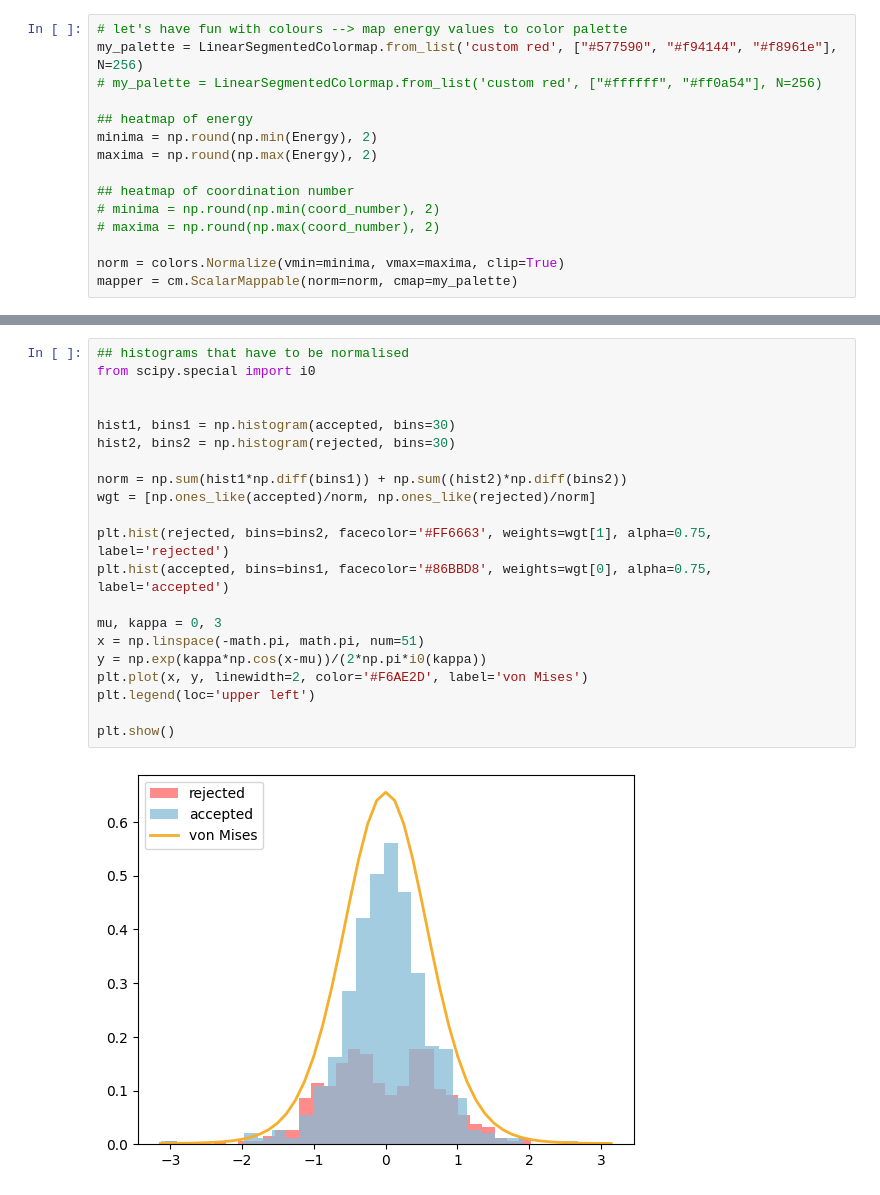
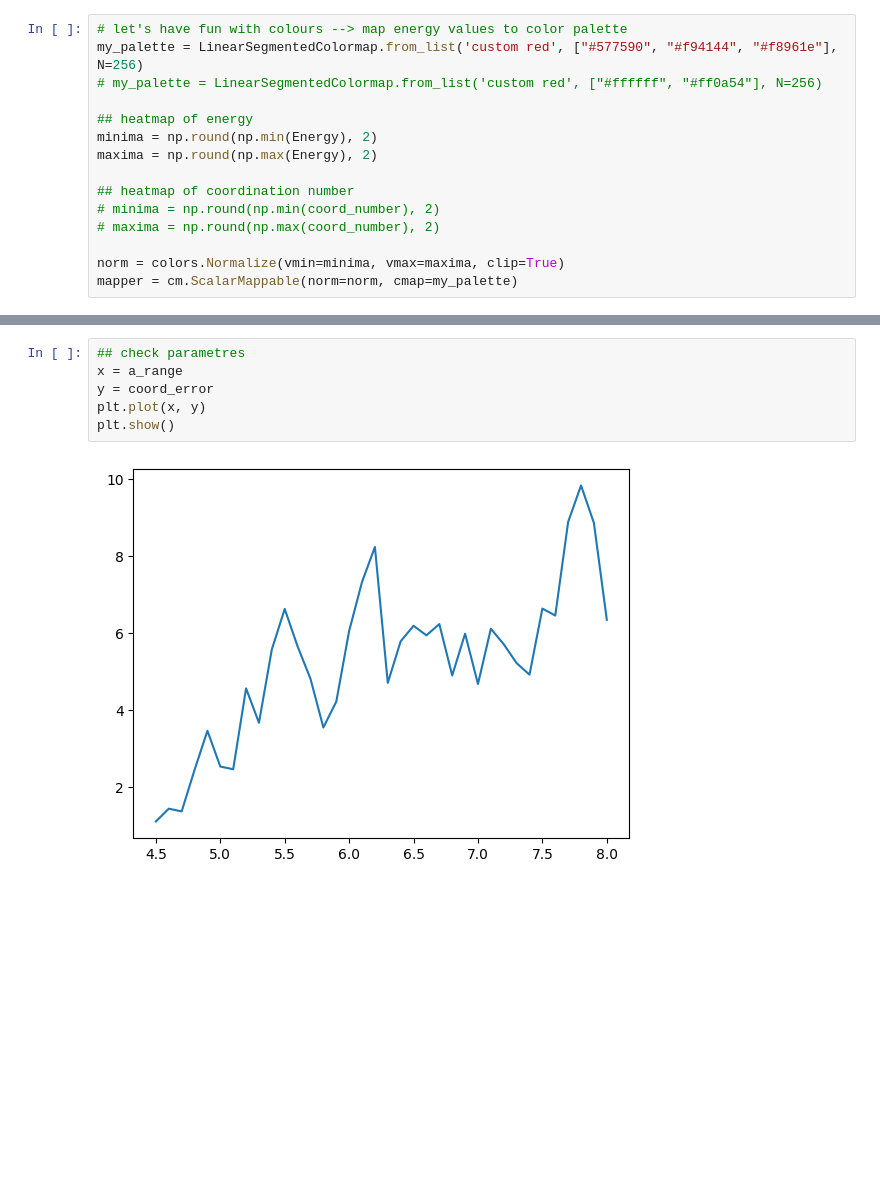
Before and after one commit to tinaaah/magistrska, a Jupyter notebook: code/test_jl.ipynb, the cells around one changed output, grey strips where cells are left out. Drawn from its saved outputs; the diff is of its cells as text; blank space fills up the shorter version.

```diff
--- a/code/test_jl.ipynb
+++ b/code/test_jl.ipynb
@@ -91,23 +109,8 @@ plt.show()
-# %%
-## histograms that have to be normalised
-from scipy.special import i0
-
-
-hist1, bins1 = np.histogram(accepted, bins=30)
-hist2, bins2 = np.histogram(rejected, bins=30)
-
-norm = np.sum(hist1*np.diff(bins1)) + np.sum((hist2)*np.diff(bins2))
-wgt = [np.ones_like(accepted)/norm, np.ones_like(rejected)/norm]
-
-plt.hist(rejected, bins=bins2, facecolor='#FF6663', weights=wgt[1], alpha=0.75, label='rejected')
-plt.hist(accepted, bins=bins1, facecolor='#86BBD8', weights=wgt[0], alpha=0.75, label='accepted')
-
-mu, kappa = 0, 3
-x = np.linspace(-math.pi, math.pi, num=51)
-y = np.exp(kappa*np.cos(x-mu))/(2*np.pi*i0(kappa))
-plt.plot(x, y, linewidth=2, color='#F6AE2D', label='von Mises')
-plt.legend(loc='upper left')
-
-plt.show()
-# %% [output]
-[figure, removed]
+# %%
+## check parametres
+x = a_range
+y = coord_error
+plt.plot(x, y)
+plt.show()
+# %% [output]
+[figure, added]
```
Also changed, not shown: parts of 32 cells of this notebook, 15 other files.
